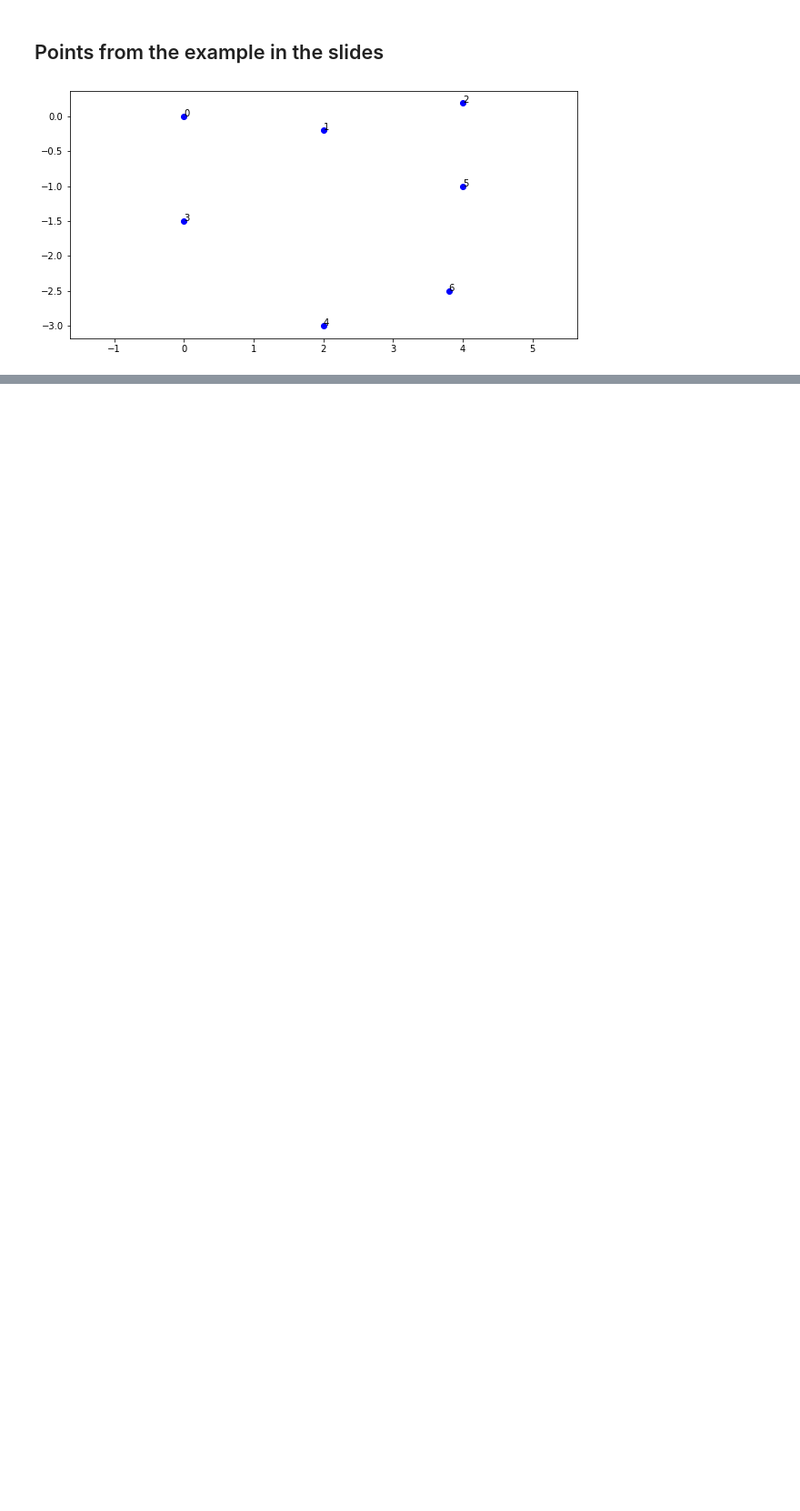
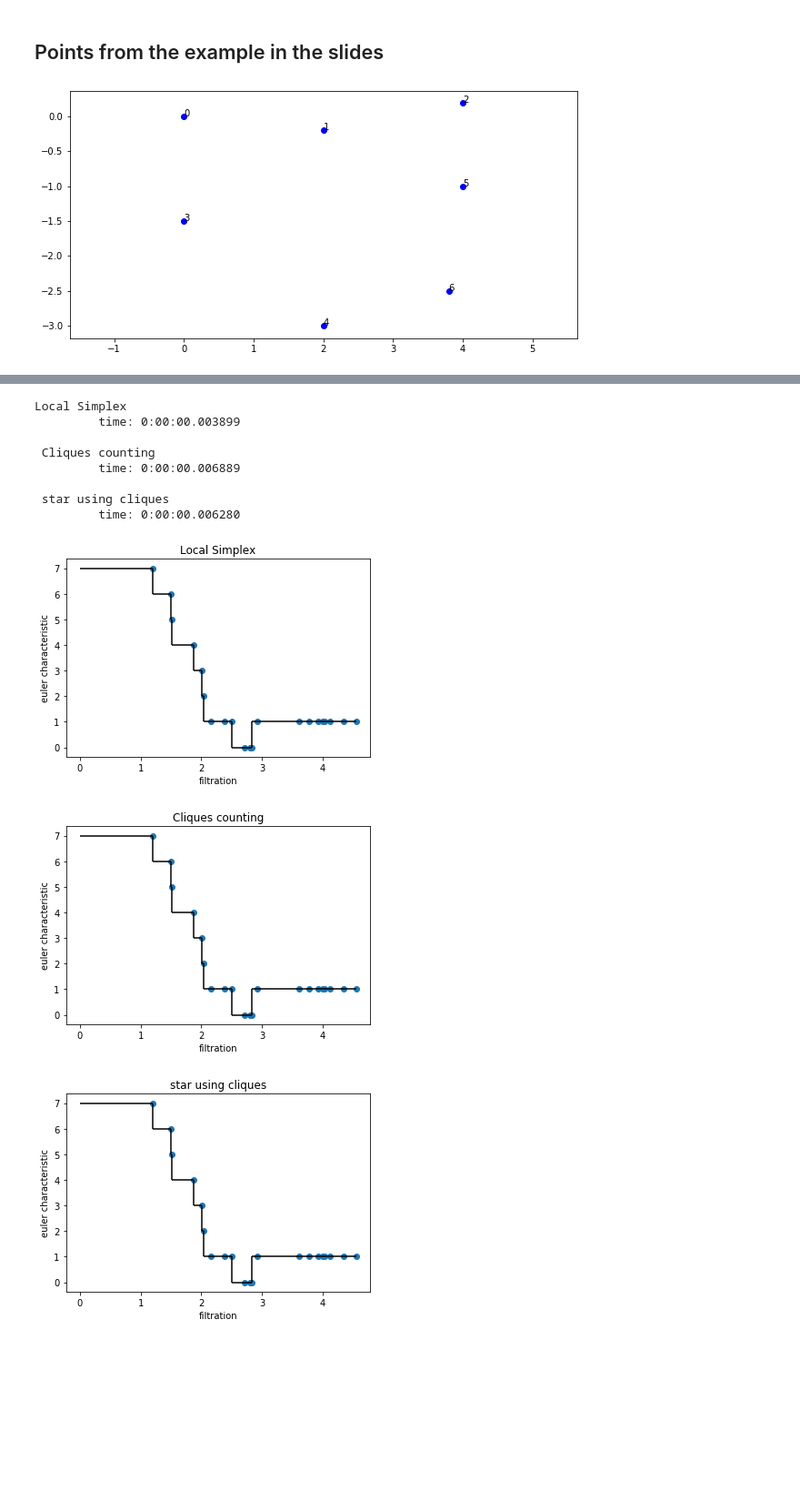
Before and after one commit to dgurnari/ECC, a Jupyter notebook: tests.ipynb, the cells around one changed output, grey strips where cells are left out. Shown: that part at 91% size. Saved outputs shown, nothing was run; the diff lists cells and outputs as text; code cells hidden in the pictures; blank space fills up the shorter version.

```diff
--- a/tests.ipynb
+++ b/tests.ipynb
@@ -140,3 +136,17 @@ assert((e == e_nx).all())
+# %%
+compare_methods(point_cloud, 10)
+# %% [output]
+Local Simplex
+         time: 0:00:00.003899
+
+ Cliques counting
+         time: 0:00:00.006889
+
+ star using cliques
+         time: 0:00:00.006280
+[figure, added]
+[figure, added]
+[figure, added]
 # %% [markdown]
 <br>
 <br>
```
Also changed, not shown: parts of 37 cells of this notebook, 3 other files.
